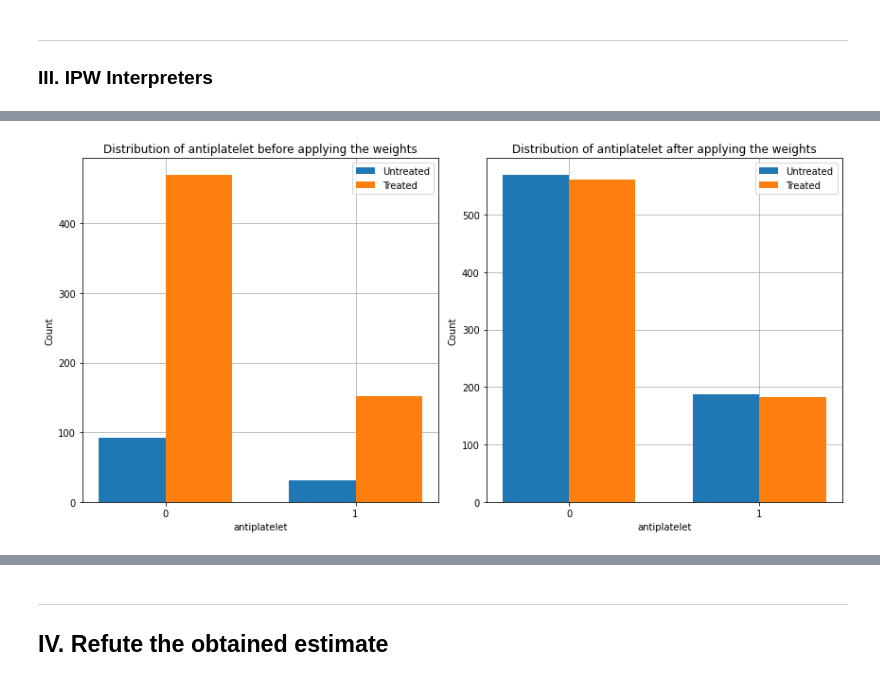
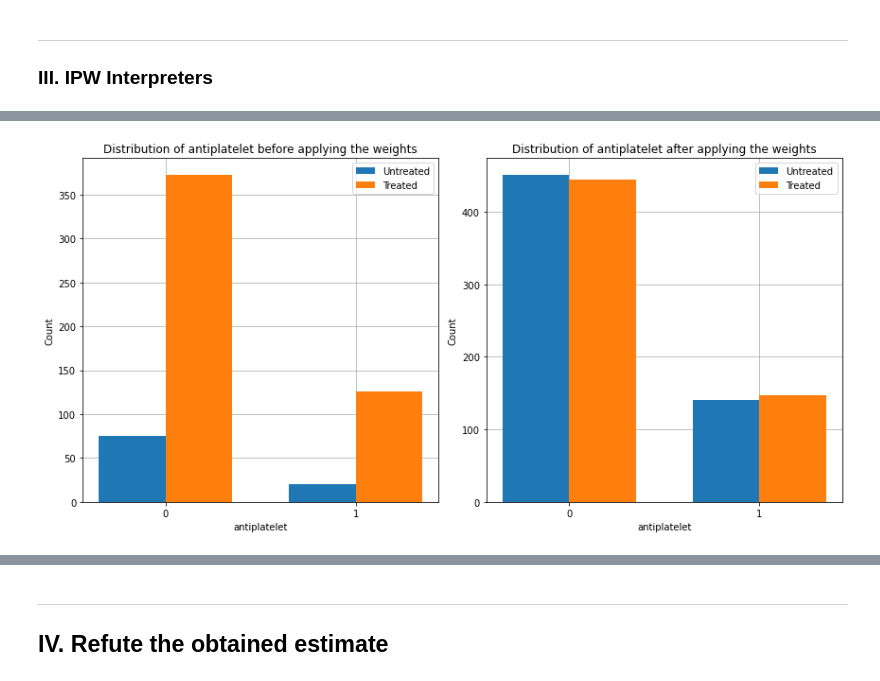
Before and after one commit to c-abbott/surviving-the-icu, a Jupyter notebook: src/notebooks/csdh_propensity_estimation.ipynb, the cells around one changed output, grey strips where cells are left out. Saved outputs shown, nothing was run; the diff lists cells and outputs as text; code cells hidden in the pictures.

Commit message:
:rocket: ates estimated and refuted

```diff
--- a/src/notebooks/csdh_propensity_estimation.ipynb
+++ b/src/notebooks/csdh_propensity_estimation.ipynb
@@ -103,6 +113,6 @@ display(Image(filename="causal_model.png"))
 ---
 ## II. Identify a target estimand under the model
 # %%
-mp_estimand = mp_model.identify_effect(proceed_when_unidentifiable=True)
+min_estimand = min_model.identify_effect(proceed_when_unidentifiable=True)
 data_estimand = data_model.identify_effect(proceed_when_unidentifiable=True)
-small_data_estimand = small_data_model.identify_effect(proceed_when_unidentifiable=True)
+doc_estimand = doc_model.identify_effect(proceed_when_unidentifiable=True)
@@ -132,9 +160,8 @@ data_weight_est = data_model.estimate_effect(data_estimand,
 # %%
-sdata_weight_est = small_data_model.estimate_effect(small_data_estimand,
-                                                    method_name="backdoor.propensity_score_weighting",
-                                                    control_value=False,
-                                                    treatment_value=True,
-                                                    test_significance=True,
-                                                    confidence_intervals=True,
-                                                    method_params={"weighting_scheme":"ips_weight"}
-                                                   )
+doc_weight_est = doc_model.estimate_effect(doc_estimand,
+                                           method_name="backdoor.propensity_score_weighting",
+                                           control_value=False,
+                                           treatment_value=True,
+                                           test_significance=True,
+                                           confidence_intervals=True,
+                                           method_params={"weighting_scheme":"ips_weight"})
@@ -193,4 +262,4 @@ Percentage change from naive_est: 18.953%
 # %%
-dwh.plot_ipw_interpreter(mp_weight_est, 'antiplatelet')
+dwh.plot_ipw_interpreter(doc_weight_est, 'antiplatelet')
 # %% [output]
-[figure, old version]
+[figure, new version]
```
Also changed, not shown: parts of 104 cells of this notebook, 2 other files.
